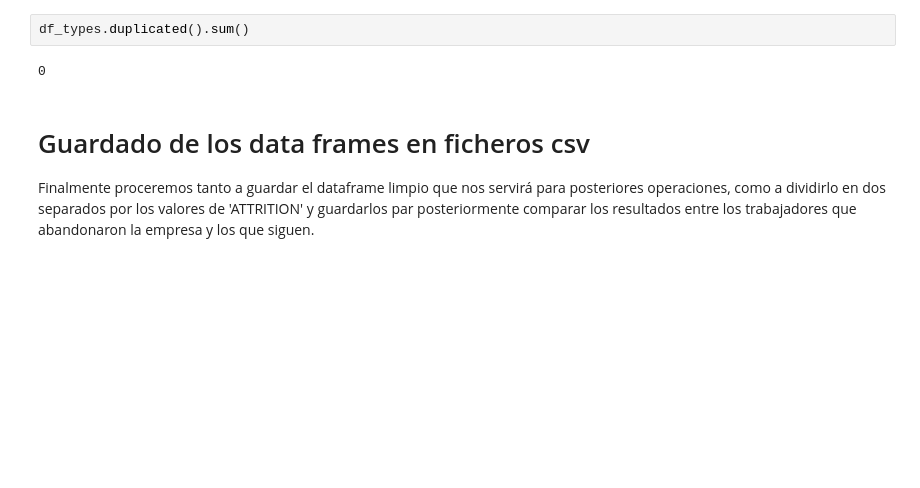
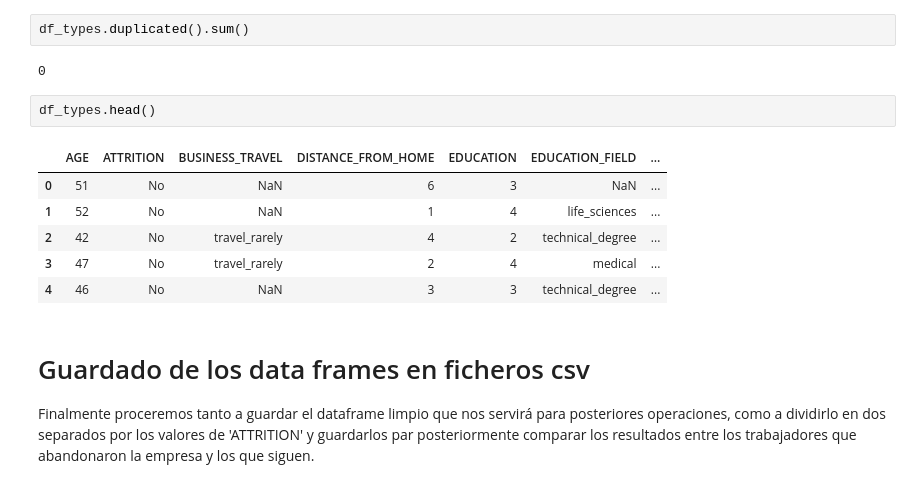
Before and after one commit to Origamologo/Empleados, a Jupyter notebook: 01_limpieza.ipynb, the cells around one changed output. Saved outputs shown, nothing was run; the diff lists cells and outputs as text; blank space fills up the shorter version.

```diff
--- a/01_limpieza.ipynb
+++ b/01_limpieza.ipynb
@@ -533,6 +503,15 @@ df_types.drop_duplicates(inplace=True)
 df_types.duplicated().sum()
 # %% [output]
 0
+# %%
+df_types.head()
+# %% [output]
+|  | AGE | ATTRITION | BUSINESS_TRAVEL | DISTANCE_FROM_HOME | EDUCATION | EDUCATION_FIELD | ... |
+| 0 | 51 | No | NaN | 6 | 3 | NaN | ... |
+| 1 | 52 | No | NaN | 1 | 4 | life_sciences | ... |
+| 2 | 42 | No | travel_rarely | 4 | 2 | technical_degree | ... |
+| 3 | 47 | No | travel_rarely | 2 | 4 | medical | ... |
+| 4 | 46 | No | NaN | 3 | 3 | technical_degree | ... |
 # %% [markdown]
 # Guardado de los data frames en ficheros csv
 Finalmente proceremos tanto a guardar el dataframe limpio que nos servirá para posteriores operaciones, como a dividirlo en dos separados por los valores de 'ATTRITION' y guardarlos par posteriormente comparar los resultados entre los trabajadores que abandonaron la empresa y los que siguen.
```
Also changed, not shown: parts of 10 cells of this notebook, 7 other files.
